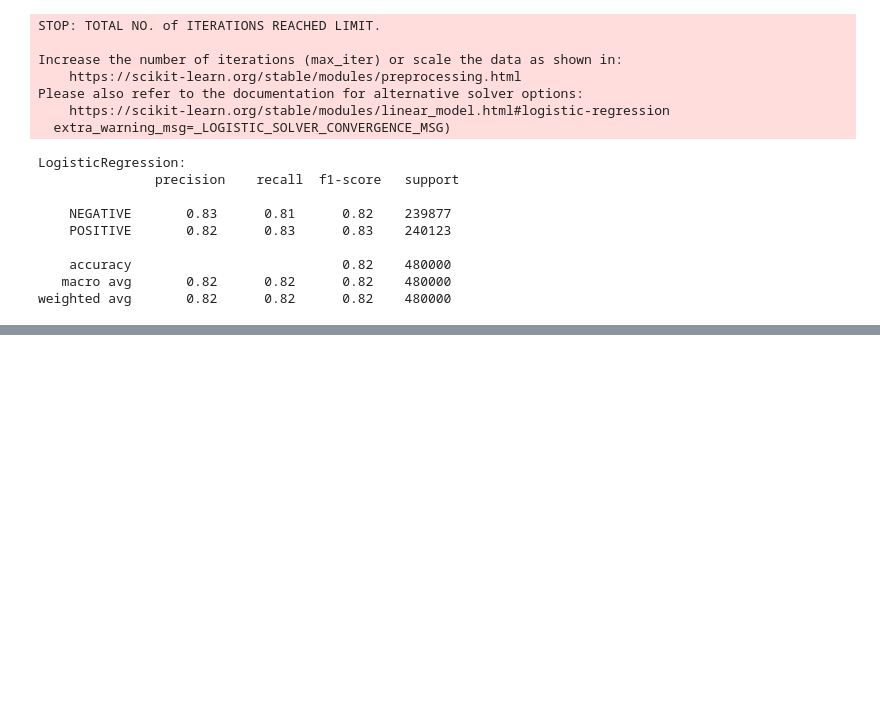
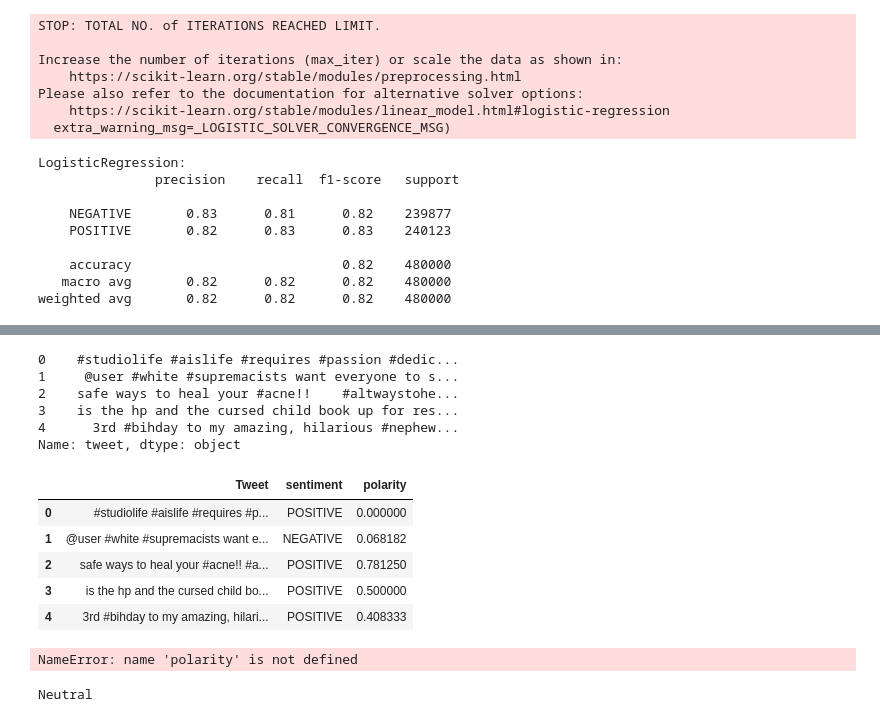
Before and after one commit to JERRICKGERALD/Sentiment-analysis-of-Twitter-using-semantic-analysis, a Jupyter notebook: Twitter Analysis.ipynb, the cells around one changed output, grey strips where cells are left out. Cells and saved outputs as stored; diff of their text form; code cells hidden in the pictures; blank space fills up the shorter version.

```diff
--- a/Twitter Analysis.ipynb
+++ b/Twitter Analysis.ipynb
@@ -56,24 +56,2 @@ count_classes.plot(kind = 'bar', rot=0)
 # %%
 text, sentiment = df['tweet'], df['target']
-# %%
-import re
-from nltk.stem import WordNetLemmatizer
-wordLemm = WordNetLemmatizer()
-def preprocess_tweet(data):
-    preprocessed=[]
-    for tweet in data:
-        tweet = re.sub('((www\.[^\s]+)|(https?://[^\s]+))','URL',tweet)
-        tweet = re.sub('@[^\s]+','AT_USER', tweet)
-        tweet = re.sub('[\s]+', ' ', tweet)
-        tweet = re.sub(r'#([^\s]+)', r'\1', tweet)
-        tweet = re.sub("[^a-zA-Z0-9]"," ",tweet)
-        sequencePattern   = r"(.)\1\1+"
-        seqReplacePattern = r"\1\1"
-        tweet = re.sub(sequencePattern,seqReplacePattern,tweet)
-        tweetwords = ''
-        for word in tweet.split():
-            if len(word)>1:
-                word = wordLemm.lemmatize(word)
-                tweetwords += (word+' ')
-        preprocessed.append(tweetwords)
-    return preprocessed
@@ -254,0 +283,4 @@ if __name__=="__main__":
+# %%
+df3=pd.read_csv(r'C:\Users\Admin\CD Project\Output.csv')
+del df3['Unnamed: 0']
+df3.head()
@@ -254,0 +294,46 @@ if __name__=="__main__":
+# %%
+text.head()
+# %% [output]
+0    #studiolife #aislife #requires #passion #dedic...
+1     @user #white #supremacists want everyone to s...
+2    safe ways to heal your #acne!!    #altwaystohe...
+3    is the hp and the cursed child book up for res...
+4      3rd #bihday to my amazing, hilarious #nephew...
+Name: tweet, dtype: object
+# %%
+def fetch_sentiment_using_textblob(text):
+    analysis = TextBlob(text)
+    return analysis.sentiment.polarity if analysis.sentiment.polarity >= 0 else analysis.sentiment.polarity
+
+df3['polarity'] = df3['Tweet'].apply(lambda text: fetch_sentiment_using_textblob(text))
+df3.head()
+# %% [output]
+|  | Tweet | sentiment | polarity |
+| 0 | #studiolife #aislife #requires #p... | POSITIVE | 0.000000 |
+| 1 | @user #white #supremacists want e... | NEGATIVE | 0.068182 |
+| 2 | safe ways to heal your #acne!! #a... | POSITIVE | 0.781250 |
+| 3 | is the hp and the cursed child bo... | POSITIVE | 0.500000 |
+| 4 | 3rd #bihday to my amazing, hilari... | POSITIVE | 0.408333 |
+# %%
+for p in polarity:
+
+    if p > 0.7:
+        print('Positive')
+    elif p > 0.1:
+        print('weak positive')
+    elif p > -0.01:
+        print('Neutral')
+# %% [output]
+NameError: name 'polarity' is not defined
+# %%
+from textblob import TextBlob
+blob1=TextBlob(h1)
+for sentence in blob1.sentences:
+    if sentence.sentiment.polarity > 0.7:
+        print('Positive')
+    elif sentence.sentiment.polarity > 0.1:
+        print('weak positive')
+    elif sentence.sentiment.polarity > -0.01:
+        print('Neutral')
+# %% [output]
+Neutral
```
Also changed, not shown: parts of 13 cells of this notebook.
